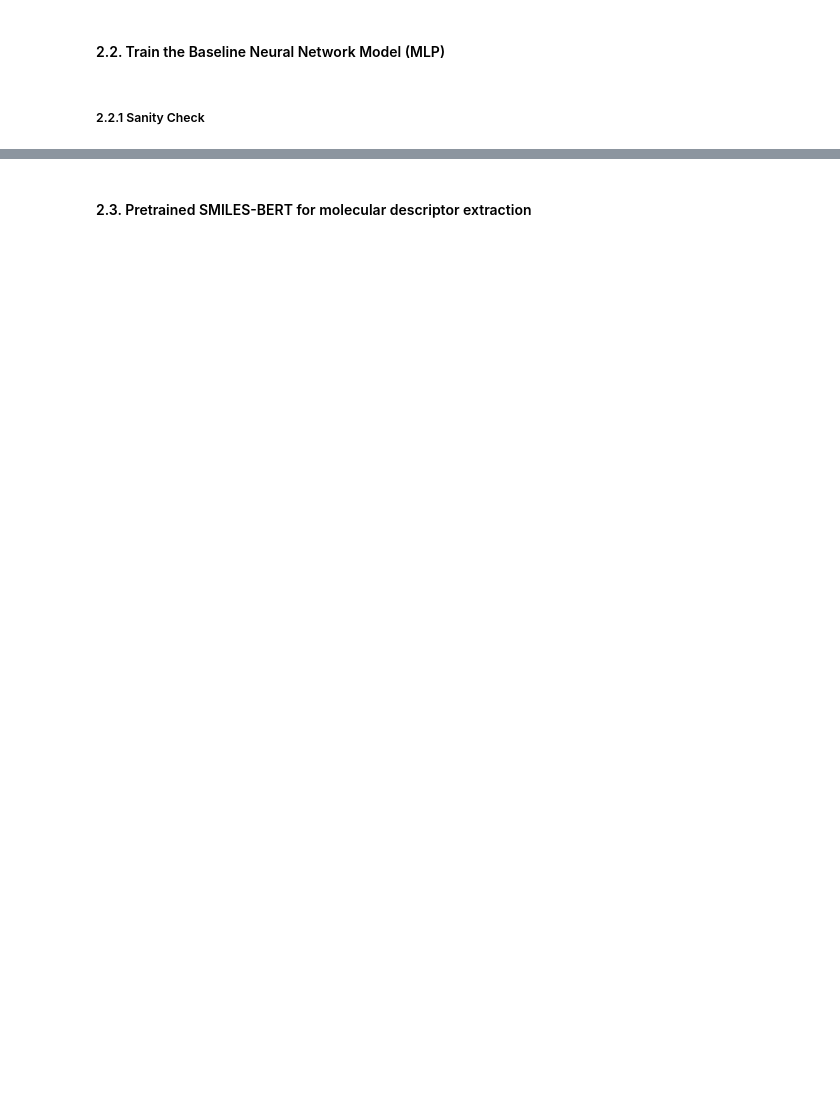
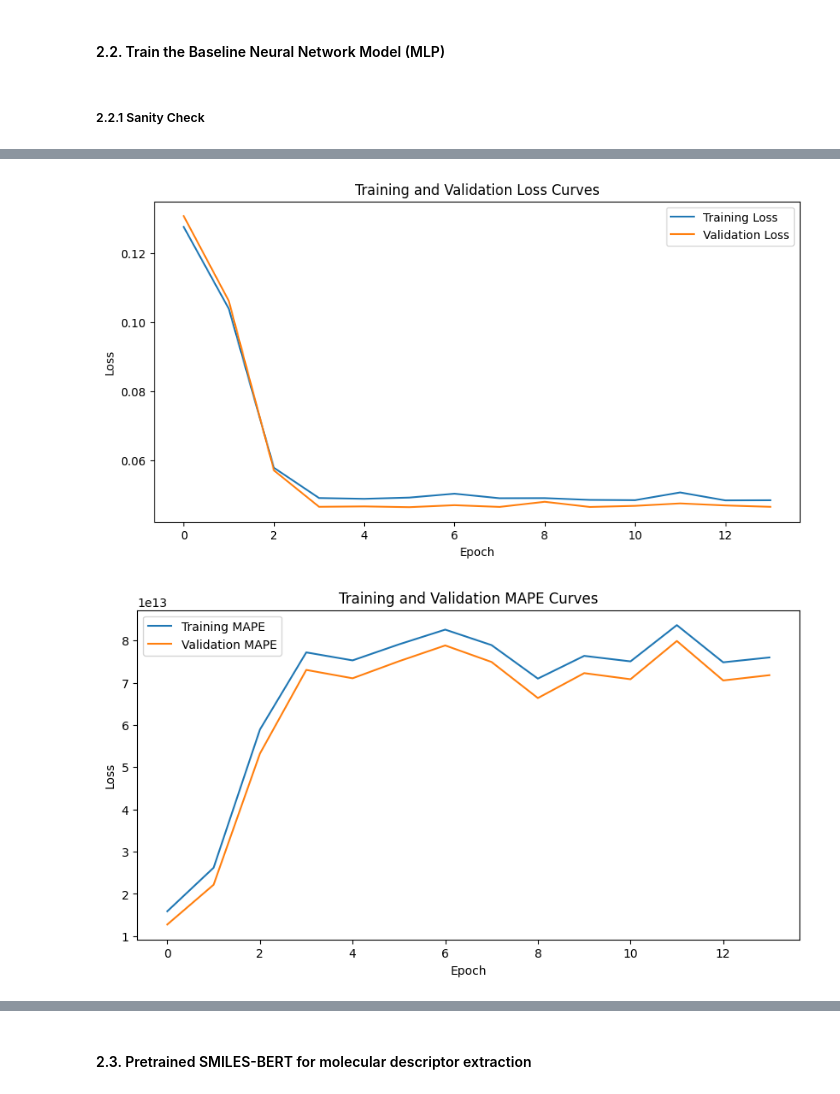
Before and after one commit to harryhk0507-ops/CHE1148-VLE-Project, a Jupyter notebook: NeuralNetWork.ipynb, the cells around one changed output, grey strips where cells are left out. Drawn from its saved outputs; the diff is of its cells as text; code cells hidden in the pictures; blank space fills up the shorter version.

```diff
--- a/NeuralNetWork.ipynb
+++ b/NeuralNetWork.ipynb
@@ -303,7 +318,7 @@ def train_basenn(model,
     model.to(args.device)
     optimizer = args.optimizer(model.parameters(), lr=args.learning_rate, weight_decay=args.weight_decay)
     early_stopping = EarlyStopping(patience=args.patience, min_delta=args.min_delta)
-    best_val_loss = 0.0
+    best_val_loss = float('inf')
 
     train_losses, val_losses = [], []
     train_MAPEs, val_MAPEs = [], []
@@ -411,16 +426,16 @@ baseline_dict = {
     'optimizer': optim.Adam,
     'criterion': nn.SmoothL1Loss(), # Smoother form of L1(MAE) loss
     'learning_rate': 1e-05,
-    'weight_decay': None,
+    'weight_decay': 0.0,
     'num_epochs': 500,
     'checkpoint_path': nn_checkpoint_path,
-    'early_stop': False,
+    'early_stop': True,
     'patience': 10,
     'min_delta': 0.001,
     'training_curves': True,
     'filename': 'Baseline_nn',
     'batch_size': 64,
-    'save_best': False,
+    'save_best': True,
     'print_out': False
 }
 
@@ -438,5 +453,6 @@ for data, targets in train_loader:
     print(input_dim)
     break
 
-sanity = BaselineNN(input_dim = input_dim, hidden_dims = (512, 256, 64), output_dim = 1)
+sanity = BaselineNN(input_dim = input_dim, hidden_dim = 64, output_dim = 1)
 train_basenn(model = sanity, train_loader = train_loader, val_loader = val_loader,args = baseline)
+# %% [output]
@@ -443 +476,3 @@ train_basenn(model = sanity, train_loader = train_loader, val_loader = val_loade
+[figure, added]
+[figure, added]
 # %%
```
Also changed, not shown: parts of 13 cells of this notebook.
